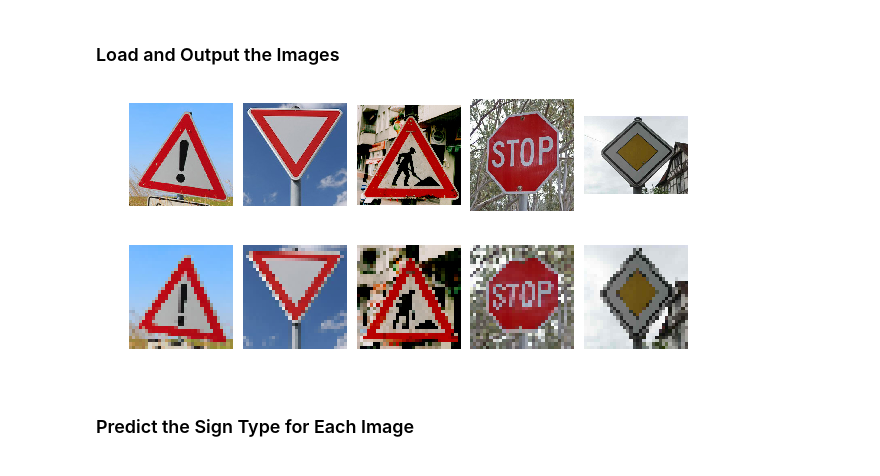
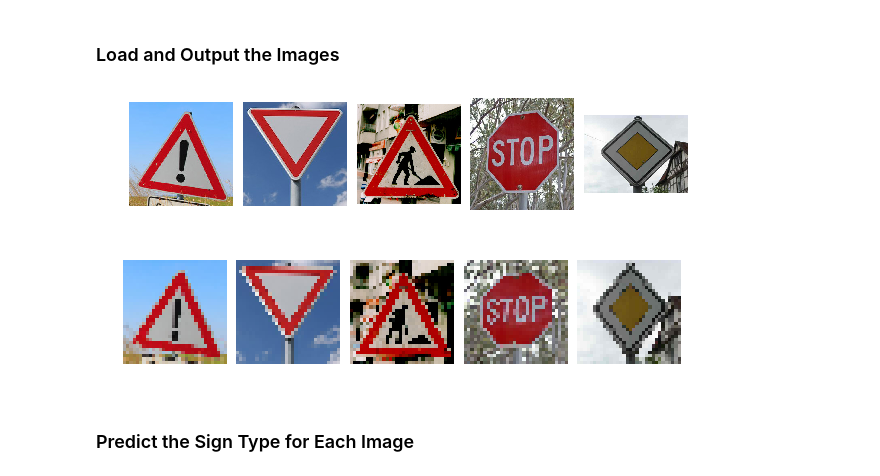
Before and after one commit to hafizur-rahman/CarND-Traffic-Sign-Classifier-Project, a Jupyter notebook: Traffic_Sign_Classifier.ipynb, the cells around one changed output. Saved outputs shown, nothing was run; the diff lists cells and outputs as text; code cells hidden in the pictures.

```diff
--- a/Traffic_Sign_Classifier.ipynb
+++ b/Traffic_Sign_Classifier.ipynb
@@ -611,7 +627,7 @@ original_test_images = [read_image('web/' + i) for i in os.listdir('web/')]
 test_images = [resize_image(image) for image in original_test_images]
 # %%
 def show_new_images(images):
-    fig, axs = plt.subplots(2, int(len(images)/2), figsize=(10, 5))
+    fig, axs = plt.subplots(1, len(images), figsize=(10, 5))
     fig.subplots_adjust(hspace=0.1, wspace=0.1)
     axs = axs.ravel()
 
@@ -620,10 +636,14 @@ def show_new_images(images):
         axs[i].axis('off')
 
     plt.show()
-
-show_new_images(original_test_images + test_images)
-# %% [output]
-[figure, removed]
+# %%
+show_new_images(original_test_images)
+# %% [output]
+[figure, added]
+# %%
+show_new_images(test_images)
+# %% [output]
+[figure, added]
 # %% [markdown]
 ### Predict the Sign Type for Each Image
 # %%
```
Also changed, not shown: parts of 8 cells of this notebook.
